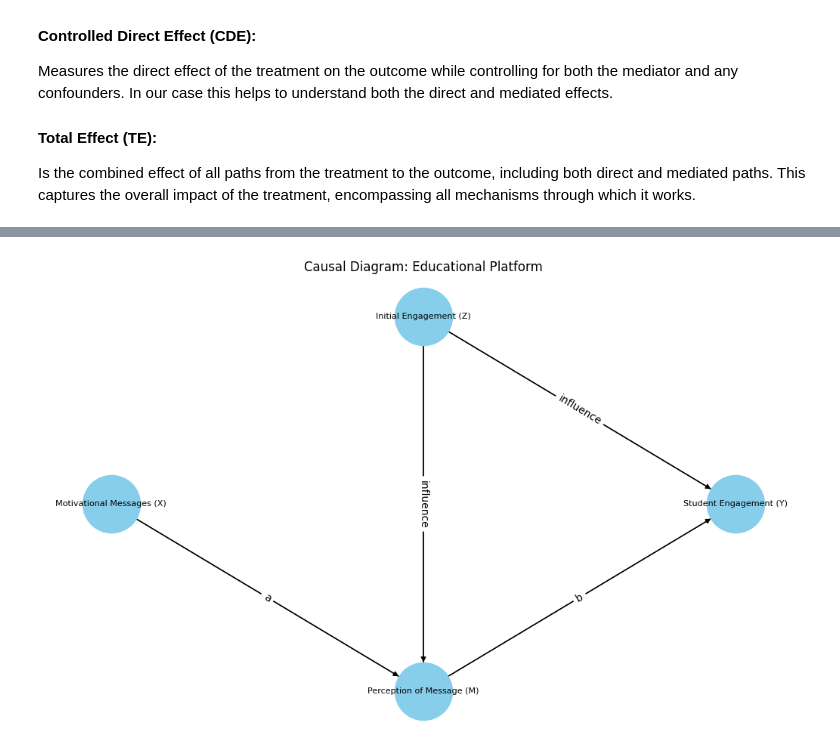
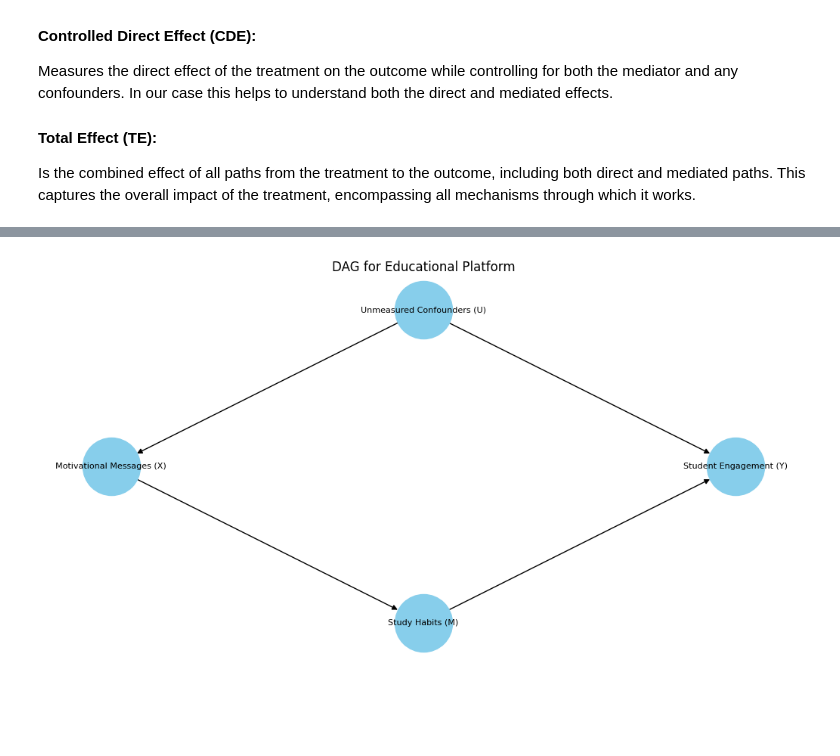
Before and after one commit to MaxiStahl1992/advanced-workbook-code, a Jupyter notebook: task4_full.ipynb, the cells around one changed output, grey strips where cells are left out. Drawn from its saved outputs; the diff is of its cells as text; code cells hidden in the pictures; blank space fills up the shorter version.

```diff
--- a/task4_full.ipynb
+++ b/task4_full.ipynb
@@ -71,47 +87,35 @@ from dowhy import CausalModel
 # %%
 # Create a directed graph
 G = nx.DiGraph()
 
 # Add nodes with labels
 nodes = {
     'X': 'Motivational Messages (X)',
-    'M': 'Perception of Message (M)',
+    'M': 'Study Habits (M)',
     'Y': 'Student Engagement (Y)',
-    'Z': 'Initial Engagement (Z)'
+    'U': 'Unmeasured Confounders (U)',
 }
-G.add_nodes_from(nodes.keys())
 
 # Add edges with labels
 edges = [
-    ('X', 'M', {'label': 'a'}),
-    ('M', 'Y', {'label': 'b'}),
-    ('Z', 'M', {'label': 'influence'}),
-    ('Z', 'Y', {'label': 'influence'})
+    ('X', 'M'),
+    ('M', 'Y'),
+    ('U', 'Y'),
+    ('U', 'X')
 ]
 G.add_edges_from(edges)
 
-# Position nodes using a layout
+plt.figure(figsize=(10, 5))
+
 pos = nx.shell_layout(G)
-
-plt.figure(figsize=(10, 6))
-
-# Draw nodes
 nx.draw(G, pos, with_labels=False, node_size=3000, node_color='skyblue', font_size=8, font_weight='bold')
 
-# Draw node labels
 for p in pos:  # raise text positions
     pos[p][1] += 0.0
 nx.draw_networkx_labels(G, pos, labels=nodes, font_size=8)
 
-# Draw edges
-nx.draw_networkx_edges(G, pos, edgelist=edges, arrowstyle='->', arrowsize=20)
 
-# Draw edge labels
-edge_labels = {(n1, n2): d['label'] for n1, n2, d in G.edges(data=True)}
-nx.draw_networkx_edge_labels(G, pos, edge_labels=edge_labels)
-
-plt.title('Causal Diagram: Educational Platform')
-plt.axis('off')  # Turn off the axis
-plt.show()  # Display the graph
+plt.title('DAG for Educational Platform')
+plt.show()
 # %% [output]
-[figure, old version]
+[figure, new version]
```
Also changed, not shown: parts of 8 cells of this notebook.
